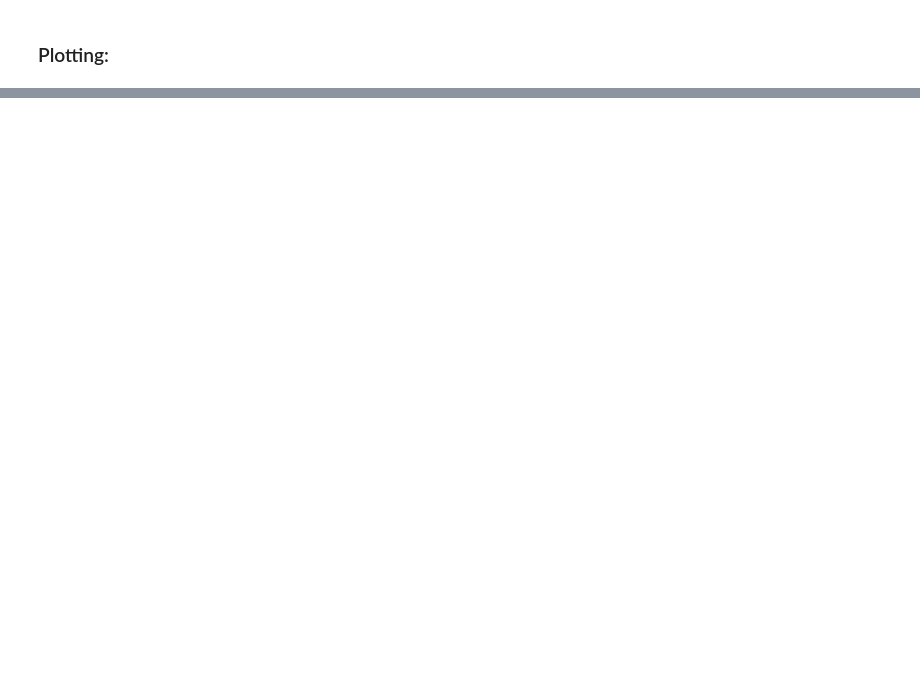
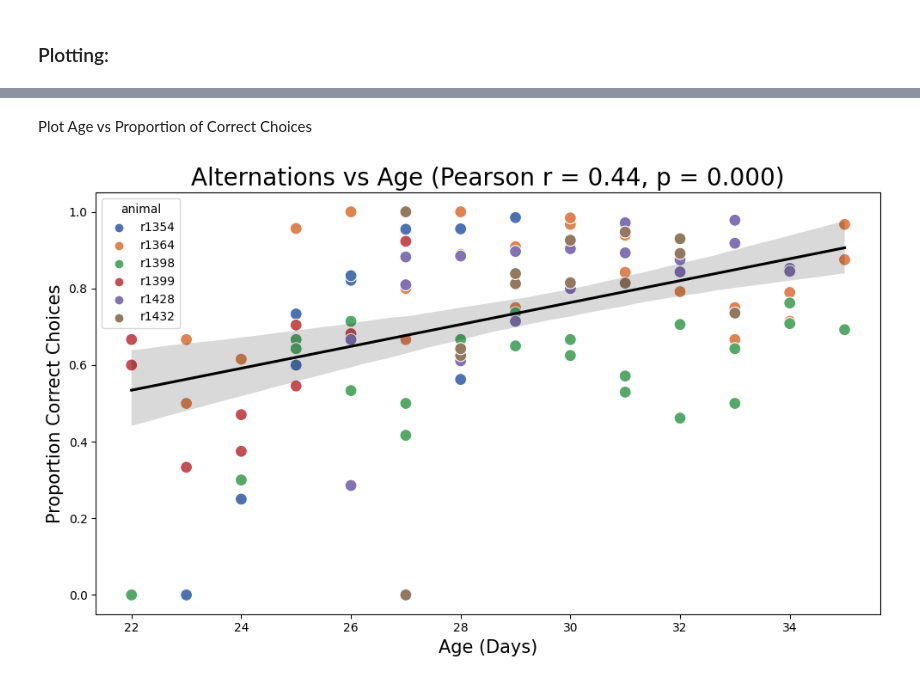
Before and after one commit to jakeswann1/SpElT, a Jupyter notebook: analysis/Position Loading & Analysis.ipynb, the cells around one changed output, grey strips where cells are left out. Saved outputs shown, nothing was run; the diff lists cells and outputs as text; code cells hidden in the pictures; blank space fills up the shorter version.

Commit message:
Added experience and stats to behavioural performance

```diff
--- a/analysis/Position Loading & Analysis.ipynb
+++ b/analysis/Position Loading & Analysis.ipynb
@@ -90,20 +118,22 @@ plt.show()
+# %% [markdown]
+Plot Age vs Proportion of Correct Choices
 # %%
-# Plot Age vs Proportion of Correct Choices
-
 # Create a scatter plot
 plt.figure(figsize=(10, 6))
 sns.scatterplot(data=df_clean, x='age', y='p_correct', hue='animal', palette="deep", s = 100)
 
 # Calculate the correlation coefficient
 corr, p_val = pearsonr(df_clean['age'], df_clean['p_correct'])
 
 # If correlation is significant, add a best fit line
 if p_val < 0.05:
     sns.regplot(data=df_clean, x='age', y='p_correct', scatter=False, color='black')
 
 plt.xlabel('Age (Days)', fontsize = 15)
 plt.ylabel('Proportion Correct Choices', fontsize = 15)
-plt.title(f"Performance vs Age (Pearson r = {corr:.2f}, p = {p_val:.5f})", fontsize = 20)
+plt.title(f"Alternations vs Age (Pearson r = {corr:.2f}, p = {p_val:.3f})", fontsize = 20)
 plt.tight_layout()
 plt.savefig('/home/isabella/Documents/isabella/jake/ephys_analysis/figures/t-maze_performance/age_vs_p_correct.png')
 plt.show()
+# %% [output]
+[figure, added]
```
Also changed, not shown: parts of 19 cells of this notebook.
